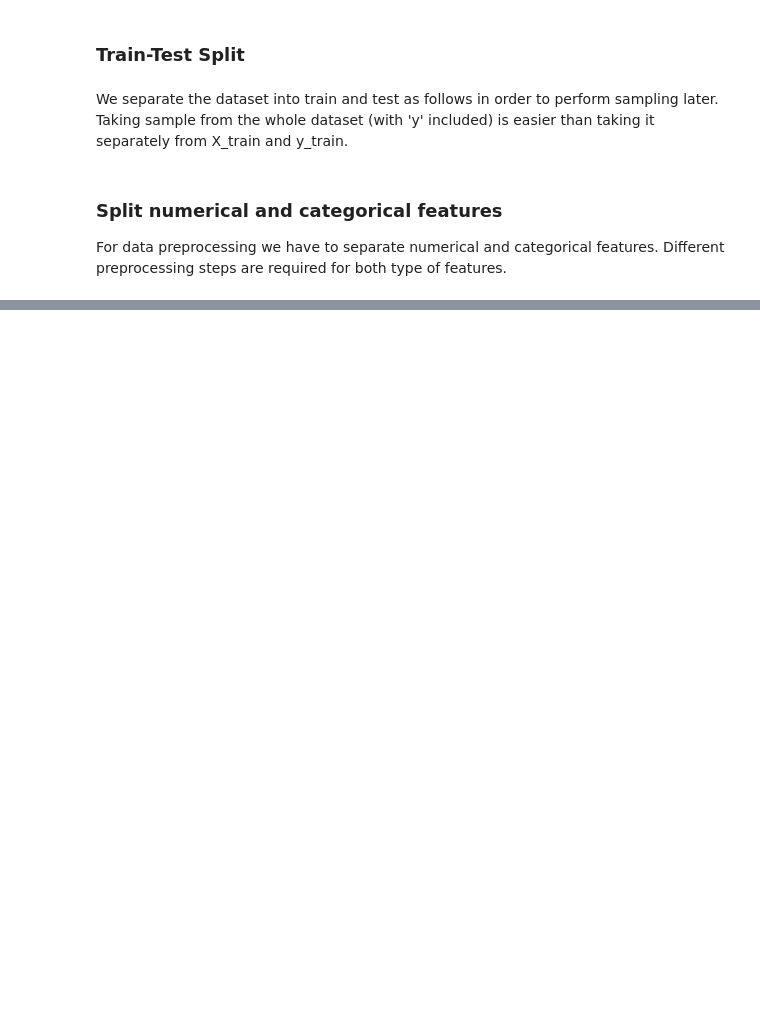
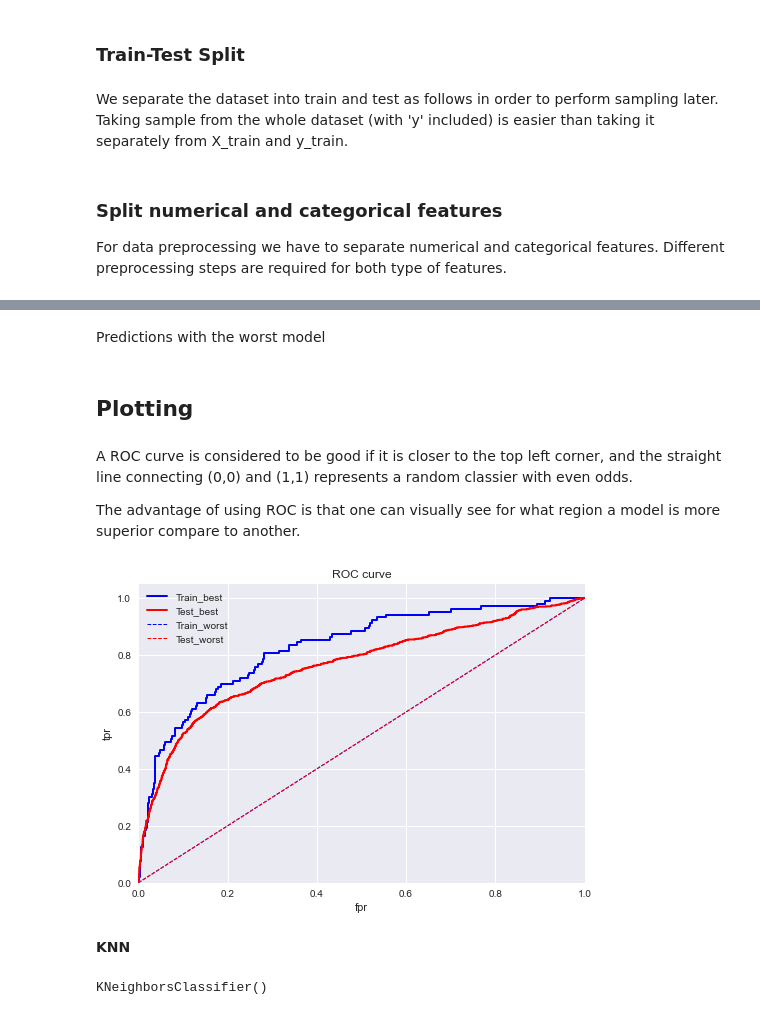
Before and after one commit to wanaguirre/Customer-Segmentation-in-Banking, a Jupyter notebook: Notebooks/Customer_segmentation.ipynb, the cells around one changed output, grey strips where cells are left out. Cells and saved outputs as stored; diff of their text form; code cells hidden in the pictures; blank space fills up the shorter version.

```diff
--- a/Notebooks/Customer_segmentation.ipynb
+++ b/Notebooks/Customer_segmentation.ipynb
@@ -136,0 +480,9 @@ categorical_features, numerical_features
+# %%
+# worst score was with L1 regularization and alpha = 1000
+
+pipeline_worst_model = pipeline_l1.set_params(
+    classifier__C=1 / worst_alpha, classifier__penalty=worst_penalty.lower()
+)
+
+# fit and view model parameters
+pipeline_worst_model.fit(X_train, np.ravel(y_train))
@@ -136,0 +507,54 @@ categorical_features, numerical_features
+# %% [markdown]
+Predictions with the worst model
+# %%
+predictions_train_untuned = pipeline_worst_model.predict_proba(X_train)[:, 1]
+predictions_test_untuned = pipeline_worst_model.predict_proba(X_test)[:, 1]
+fpr_train_untuned, tpr_train_untuned, _ = metrics.roc_curve(
+    y_train, predictions_train_untuned
+)
+fpr_test_untuned, tpr_test_untuned, _ = metrics.roc_curve(
+    y_test, predictions_test_untuned
+)
+# %% [markdown]
+## Plotting
+# %% [markdown]
+A ROC curve is considered to be good if it is closer to the top left corner, and the straight line connecting (0,0) and (1,1) represents a random classier with even odds.
+
+The advantage of using ROC is that one can visually see for what region a model is more superior compare to another.
+# %%
+plt.plot(fpr_train, tpr_train, "b", linewidth=2, markersize=4, label="Train_best")
+plt.plot(fpr_test, tpr_test, "r", linewidth=2, markersize=4, label="Test_best")
+plt.plot(
+    fpr_train_untuned,
+    tpr_train_untuned,
+    "b--",
+    linewidth=1,
+    markersize=4,
+    label="Train_worst",
+)
+plt.plot(
+    fpr_test_untuned,
+    tpr_test_untuned,
+    "r--",
+    linewidth=1,
+    markersize=4,
+    label="Test_worst",
+)
+plt.xlabel("fpr")
+plt.legend()
+plt.ylabel("tpr")
+plt.ylim([0.0, 1.05])
+plt.xlim([0.0, 1.0])
+plt.title("ROC curve")
+None
+# %% [output]
+[figure, added]
+# %% [markdown]
+__KNN__
+# %%
+scores = []
+
+knn = KNeighborsClassifier()
+knn
+# %% [output]
+KNeighborsClassifier()
```
Also changed, not shown: parts of 88 cells of this notebook, 2 other files.
